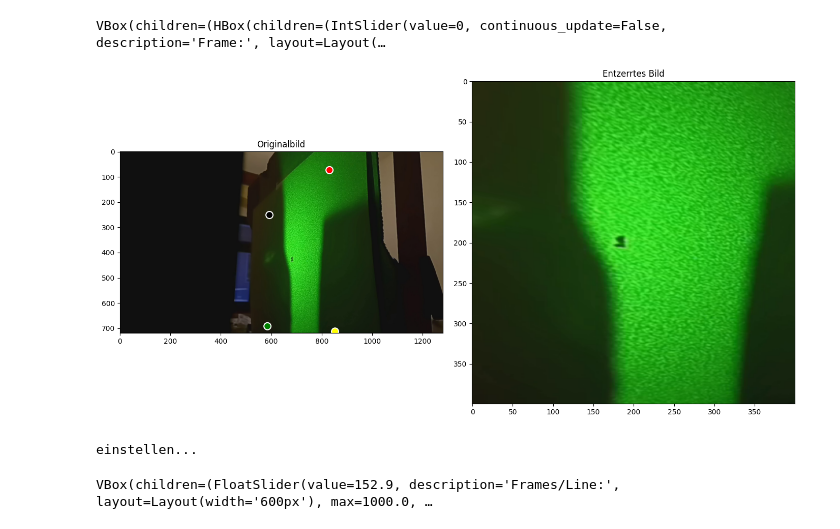
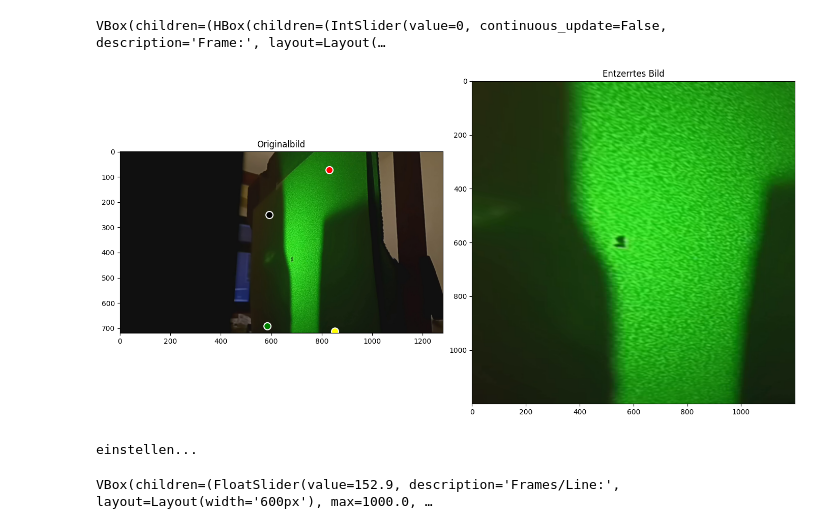
Before and after one commit to fjangfaragesh/Laserflex, a Jupyter notebook: tools/video_extract/process.ipynb, the cells around one changed output. Saved outputs shown, nothing was run; the diff lists cells and outputs as text; code cells hidden in the pictures.

```diff
--- a/tools/video_extract/process.ipynb
+++ b/tools/video_extract/process.ipynb
@@ -19,9 +18,11 @@ Fehler beim Laden von D:\Documents_large\laserflex\4samples\\processOptions.json
 # %%
+laserFlexData.wrapOptions.outputWidth = 1200
+laserFlexData.wrapOptions.outputHeight = 1200
 rectify_image_ui(laserFlexData)
 print("einstellen...");
 # %% [output]
 VBox(children=(HBox(children=(IntSlider(value=0, continuous_update=False, description='Frame:', layout=Layout(…
-[figure, old version]
+[figure, new version]
 einstellen...
 # %%
 laserFlexData.processOptions.angleResolutionX = 100
```
Also changed, not shown: parts of 1 cell of this notebook.
